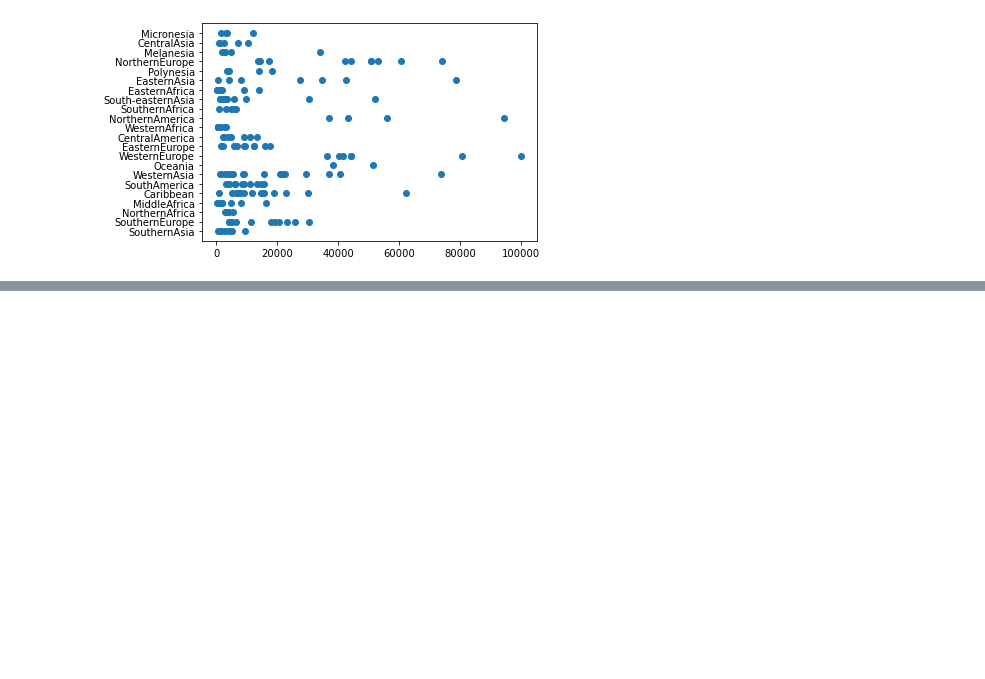
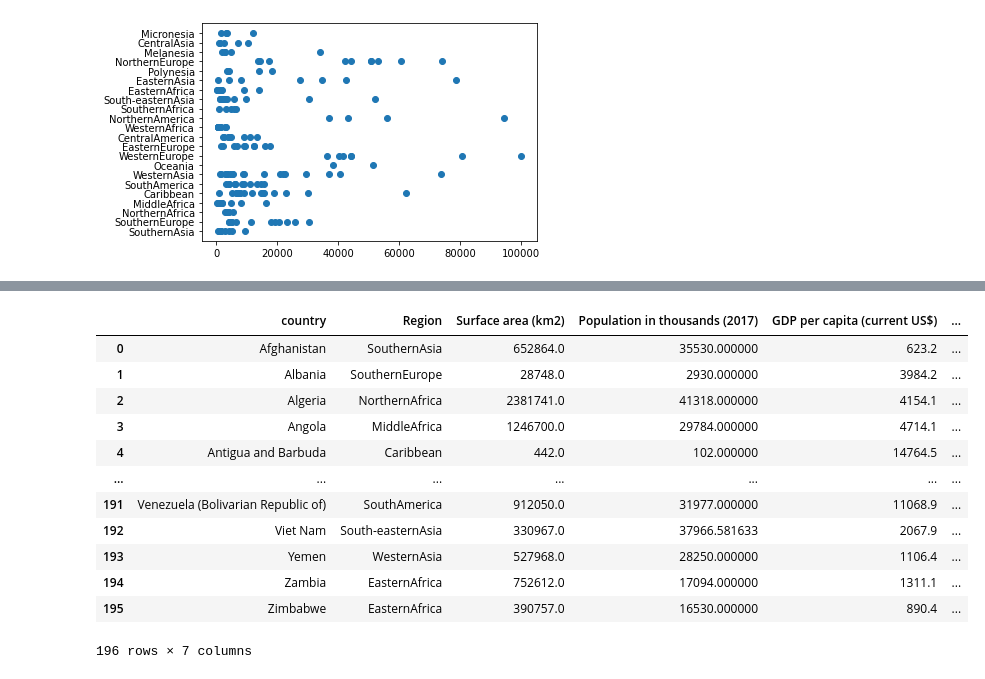
Before and after one commit to 4fth4b/python-base-3, a Jupyter notebook: gdp.ipynb, the cells around one changed output, grey strips where cells are left out. Cells and saved outputs as stored; diff of their text form; code cells hidden in the pictures; blank space fills up the shorter version.

```diff
--- a/gdp.ipynb
+++ b/gdp.ipynb
@@ -151,3 +151,12 @@ plt.scatter(df4['GDP per capita (current US$)'],df4['Region'])
 # %% [output]
 <matplotlib.collections.PathCollection at 0x...>
 [figure]
+# %%
+def IQR_values(df1,Column_name):
+    q1=df1[Column_name].quantile(0.25)
+    q2=df1[Column_name].quantile(0.50)
+    q3=df1[Column_name].quantile(0.75)
+    IQR=q3-q1
+    low_limit=q1-1.5*IQR
+    upper_limit=q3+1.5*IQR
+    return low_limit,upper_limit
@@ -153,0 +214,16 @@ plt.scatter(df4['GDP per capita (current US$)'],df4['Region'])
+# %%
+df1
+# %% [output]
+|  | country | Region | Surface area (km2) | Population in thousands (2017) | GDP per capita (current US$) | ... |
+| 0 | Afghanistan | SouthernAsia | 652864.0 | 35530.000000 | 623.2 | ... |
+| 1 | Albania | SouthernEurope | 28748.0 | 2930.000000 | 3984.2 | ... |
+| 2 | Algeria | NorthernAfrica | 2381741.0 | 41318.000000 | 4154.1 | ... |
+| 3 | Angola | MiddleAfrica | 1246700.0 | 29784.000000 | 4714.1 | ... |
+| 4 | Antigua and Barbuda | Caribbean | 442.0 | 102.000000 | 14764.5 | ... |
+| ... | ... | ... | ... | ... | ... | ... |
+| 191 | Venezuela (Bolivarian Republic of) | SouthAmerica | 912050.0 | 31977.000000 | 11068.9 | ... |
+| 192 | Viet Nam | South-easternAsia | 330967.0 | 37966.581633 | 2067.9 | ... |
+| 193 | Yemen | WesternAsia | 527968.0 | 28250.000000 | 1106.4 | ... |
+| 194 | Zambia | EasternAfrica | 752612.0 | 17094.000000 | 1311.1 | ... |
+| 195 | Zimbabwe | EasternAfrica | 390757.0 | 16530.000000 | 890.4 | ... |
+196 rows × 7 columns
```
Also changed, not shown: parts of 7 cells of this notebook, 3 other files.
